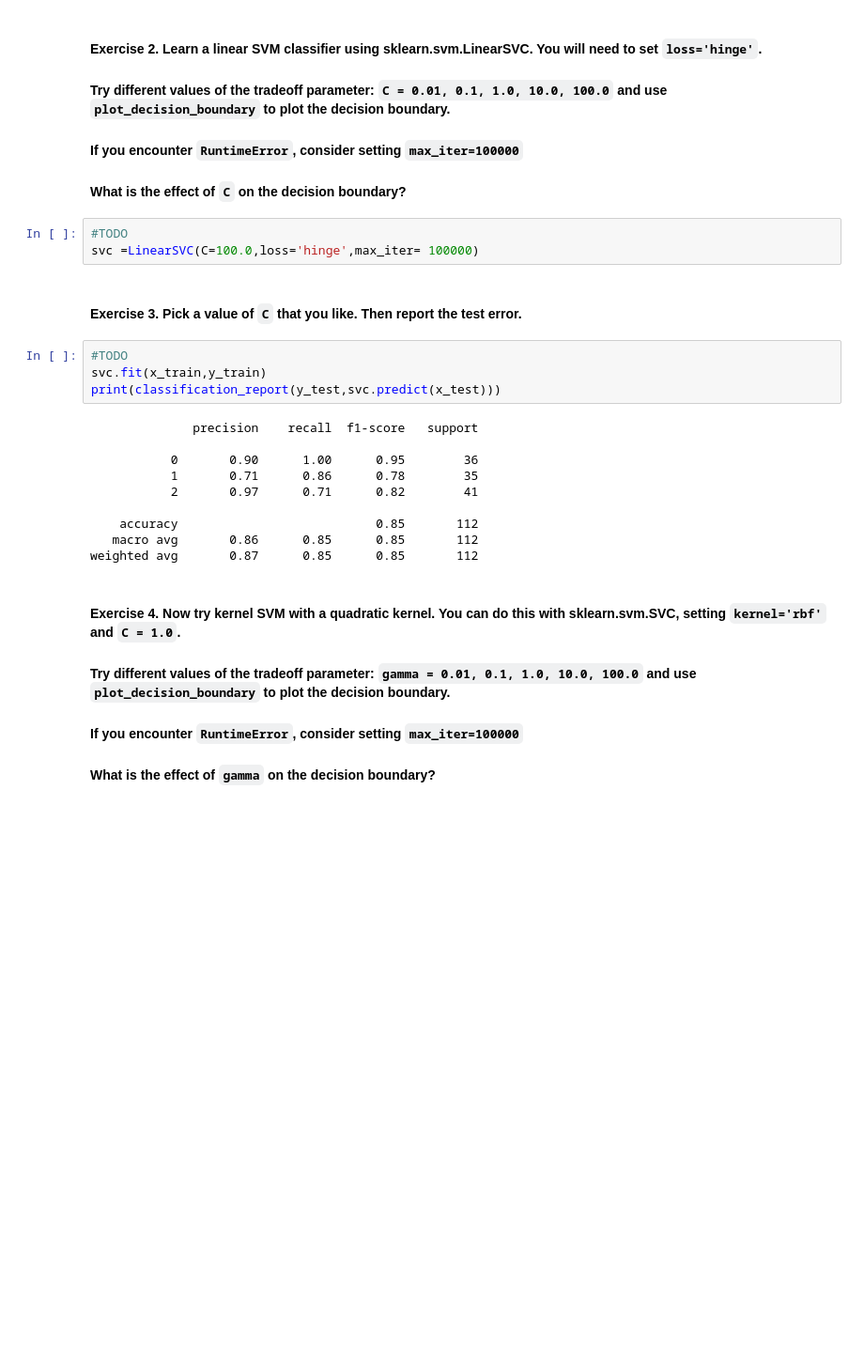
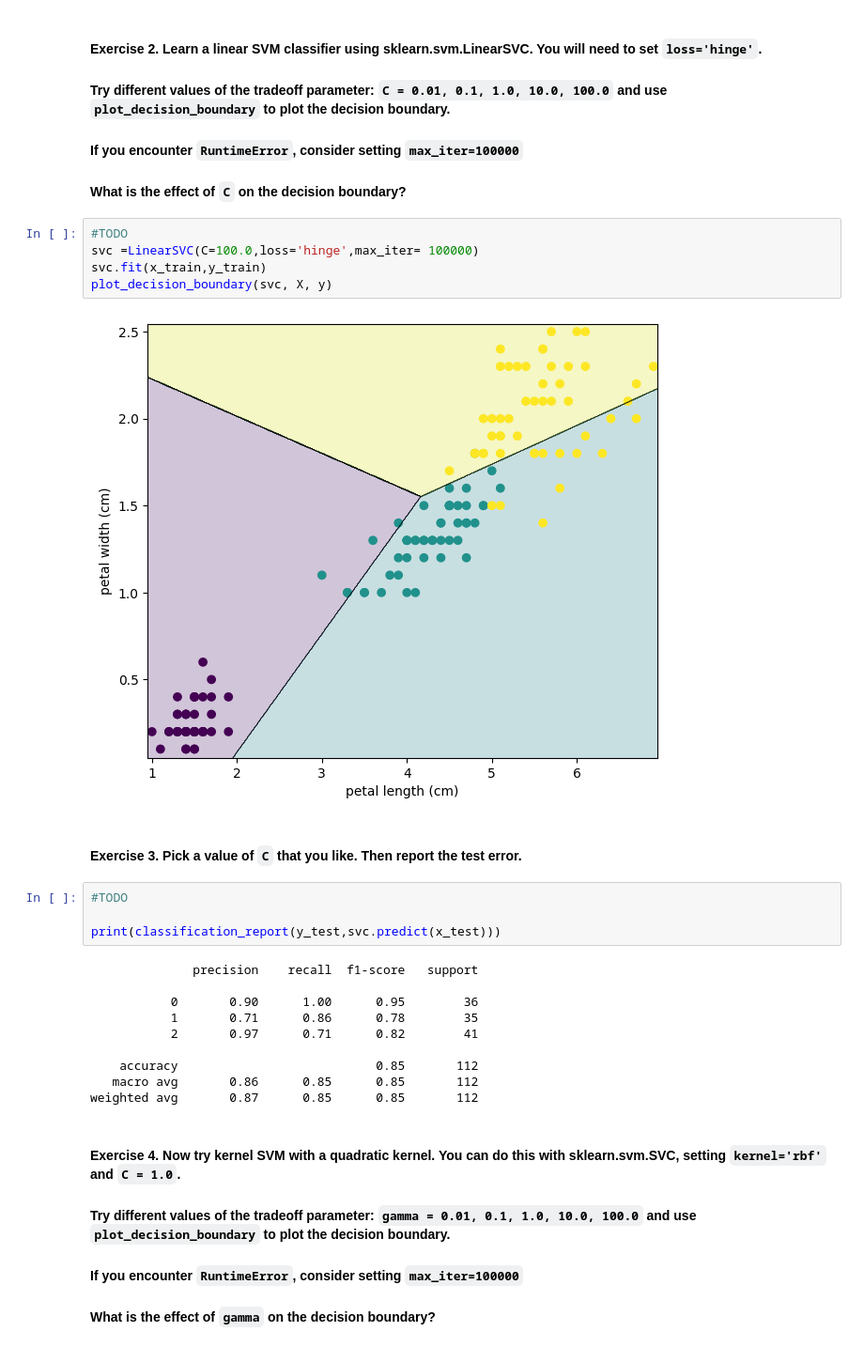
Before and after one commit to SPV4762/229352labs, a Jupyter notebook: lab06_svm.ipynb, the cells around one changed output. Shown at 94% size. Cells and saved outputs as stored; diff of their text form; blank space fills up the shorter version.

```diff
--- a/lab06_svm.ipynb
+++ b/lab06_svm.ipynb
@@ -74,11 +74,15 @@ x_test, x_train, y_test, y_train = train_test_split(X, y)
 # %%
 #TODO
 svc =LinearSVC(C=100.0,loss='hinge',max_iter= 100000)
+svc.fit(x_train,y_train)
+plot_decision_boundary(svc, X, y)
+# %% [output]
+[figure, added]
 # %% [markdown]
 #### Exercise 3. Pick a value of `C` that you like. Then report the test error.
 # %%
 #TODO
-svc.fit(x_train,y_train)
+
 print(classification_report(y_test,svc.predict(x_test)))
 # %% [output]
               precision    recall  f1-score   support
```
Also changed, not shown: parts of 1 cell of this notebook.
